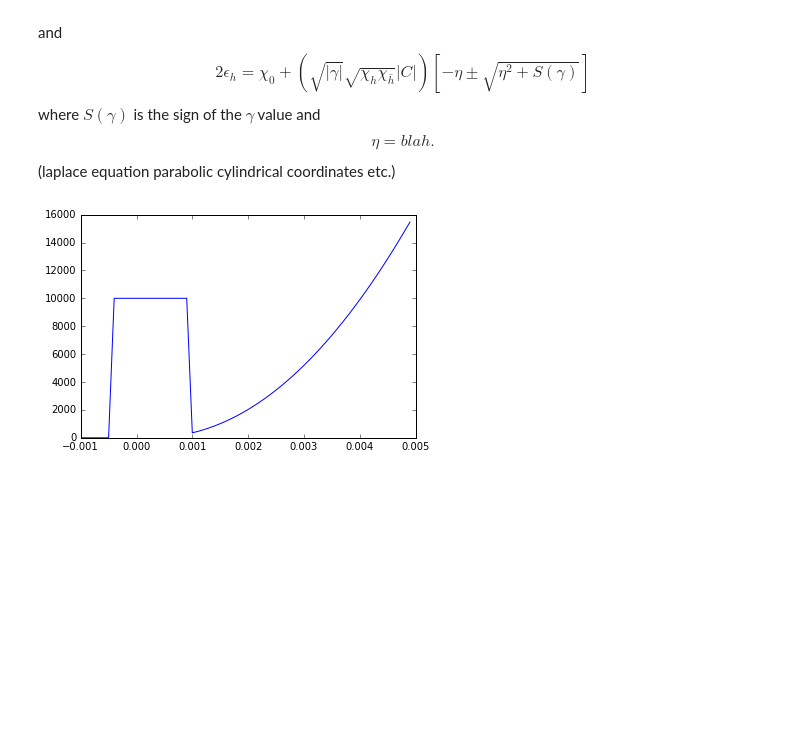
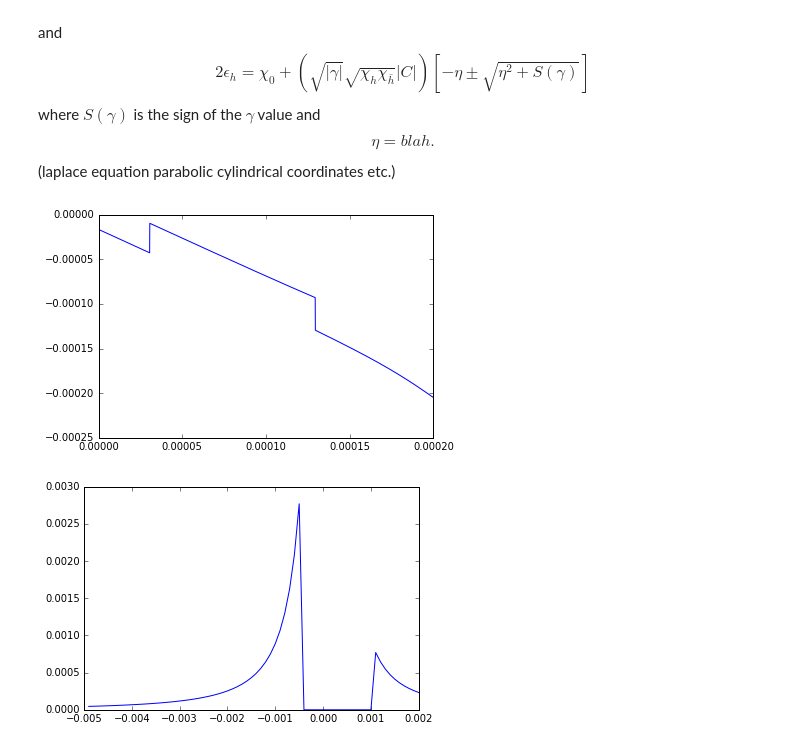
Before and after one commit to JohanEckdahl/rocking-curve, a Jupyter notebook: ConstantStrain.ipynb, the cells around one changed output. Cells and saved outputs as stored; diff of their text form; code cells hidden in the pictures; blank space fills up the shorter version.

```diff
--- a/ConstantStrain.ipynb
+++ b/ConstantStrain.ipynb
@@ -175,7 +175,7 @@ nu = 1j*(sigma_h*sigma_hbar)/(4*B)
 
 def epsilon_h(D_theta):
     return chi_0 + sqrt(abs(gamma))*sqrt(chi_h*chi_hbar)\
-        *abs(C_pol)*(1*eta(D_theta) - sign(eta(D_theta).real)\
+        *abs(C_pol)*(-1*eta(D_theta) - sign(eta(D_theta).real)\
         *sqrt(eta(D_theta) + sign(gamma.real)))
 def alpha(D_theta):
         return 2*epsilon_h(D_theta)
@@ -193,38 +193,45 @@ def D(a,z):
 def chill_bro(D_theta):
     return D(a_num, z(D_theta))/D(a_den, z(D_theta))
 
 def R_2(D_theta):
     return cool_dude * abs(chill_bro(D_theta))**2
 
 
 
-mp.dps=14
+mp.dps=10
 
-x = np.arange(-1e-3,5e-3,1e-4)
-#x = np.arange(-1e4, 1e4,1e-6)
-#x = [x for x in x if x>0.01]
 
+
+a = np.arange(0, .0002, 1e-7)
+b = [epsilon_h(x).real for x in a]
+plt.plot(a,b)
+plt.show()
+
+
+
+x = np.arange(-.002,0.005,.0001)
 a =[]
 b=[]
-for x in x:
-    if  x < -.0004 or x > .001:
+for x in -x:
+    if x < -.0005 or x > .001:
         try:
 
             b.append(R_2(x))
             a.append(x)
             #print("good"  + str(x))
         except:
             print("not sensitive enough at " + str(x))
             break
     else:
-        b.append(10000)
+        b.append(0)
         a.append(x)
 #print(a)
 
 #points = [R_2(x).real for x in x]
 #print(points)
 #print(points)
 plt.plot(a, b)
 plt.show()
 # %% [output]
-[figure, old version]
+[figure, new version]
+[figure, added]
```
